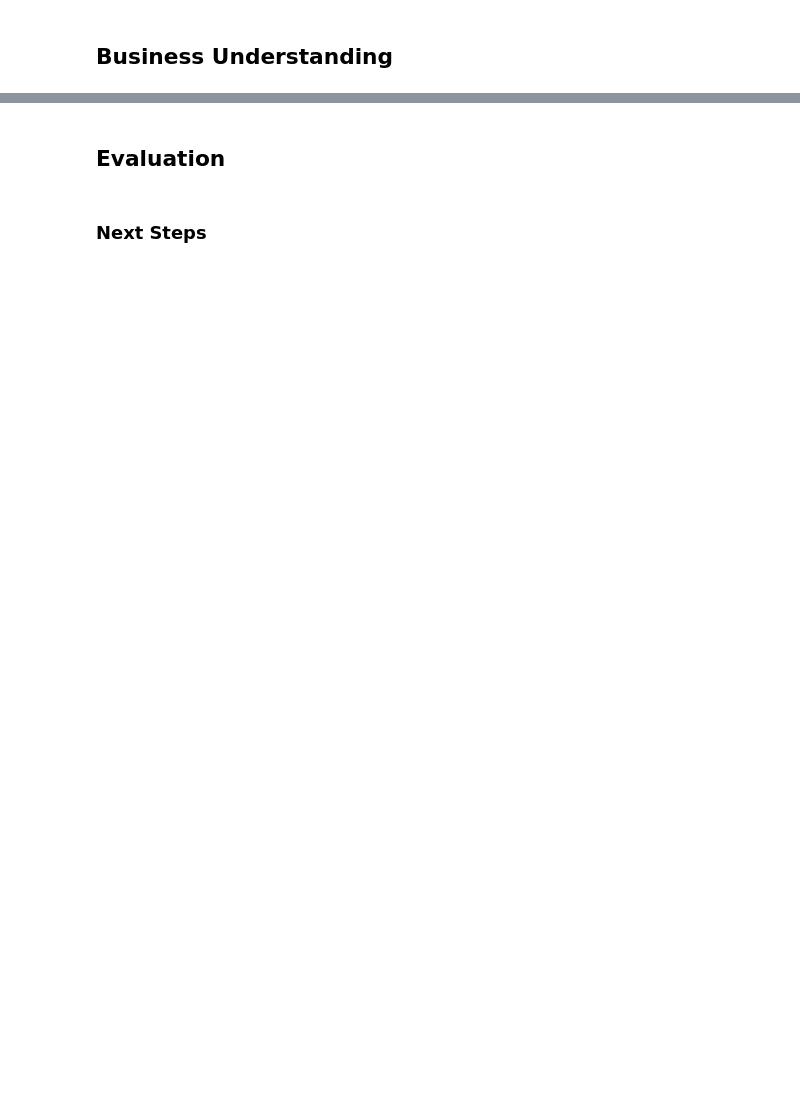
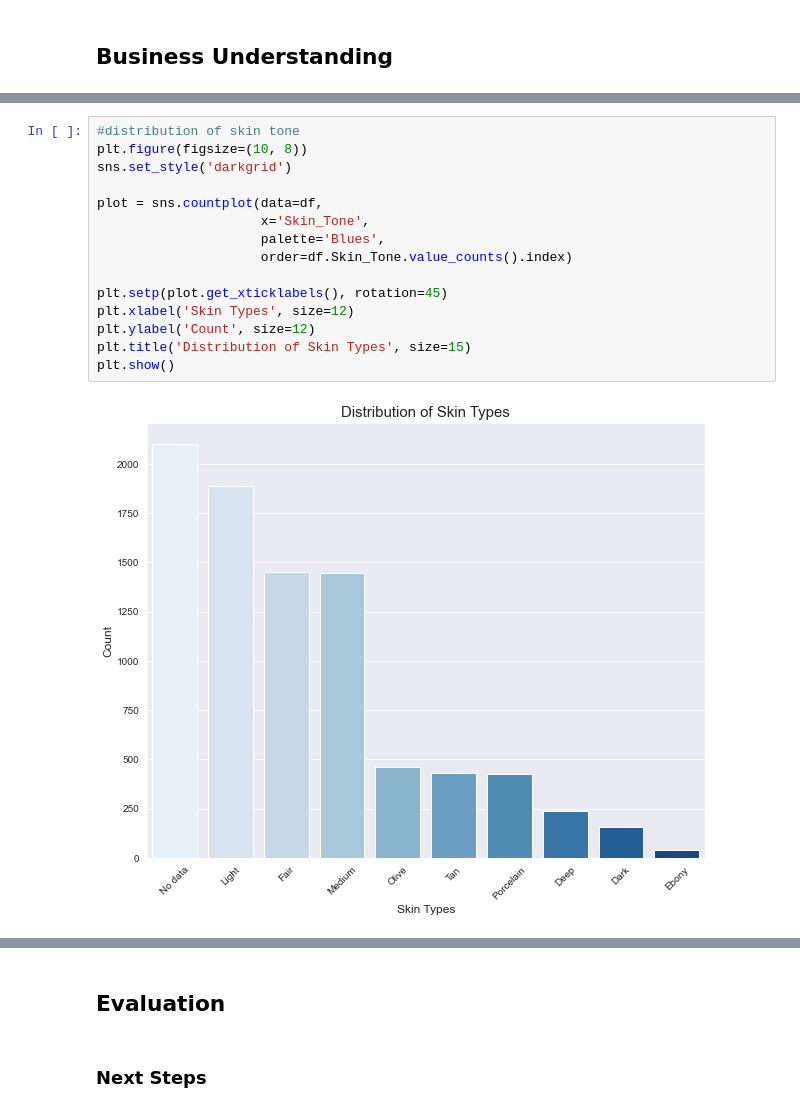
Before and after one commit to toscatle/skincare_recommender, a Jupyter notebook: skincare_recommender_notebook.ipynb, the cells around one changed output, grey strips where cells are left out. Cells and saved outputs as stored; diff of their text form; blank space fills up the shorter version.

```diff
--- a/skincare_recommender_notebook.ipynb
+++ b/skincare_recommender_notebook.ipynb
@@ -12,0 +141,17 @@
+# %%
+#distribution of skin tone
+plt.figure(figsize=(10, 8))
+sns.set_style('darkgrid')
+
+plot = sns.countplot(data=df,
+                     x='Skin_Tone',
+                     palette='Blues',
+                     order=df.Skin_Tone.value_counts().index)
+
+plt.setp(plot.get_xticklabels(), rotation=45)
+plt.xlabel('Skin Types', size=12)
+plt.ylabel('Count', size=12)
+plt.title('Distribution of Skin Types', size=15)
+plt.show()
+# %% [output]
+[figure, added]
```
Also changed, not shown: parts of 68 cells of this notebook, 2 other files.
